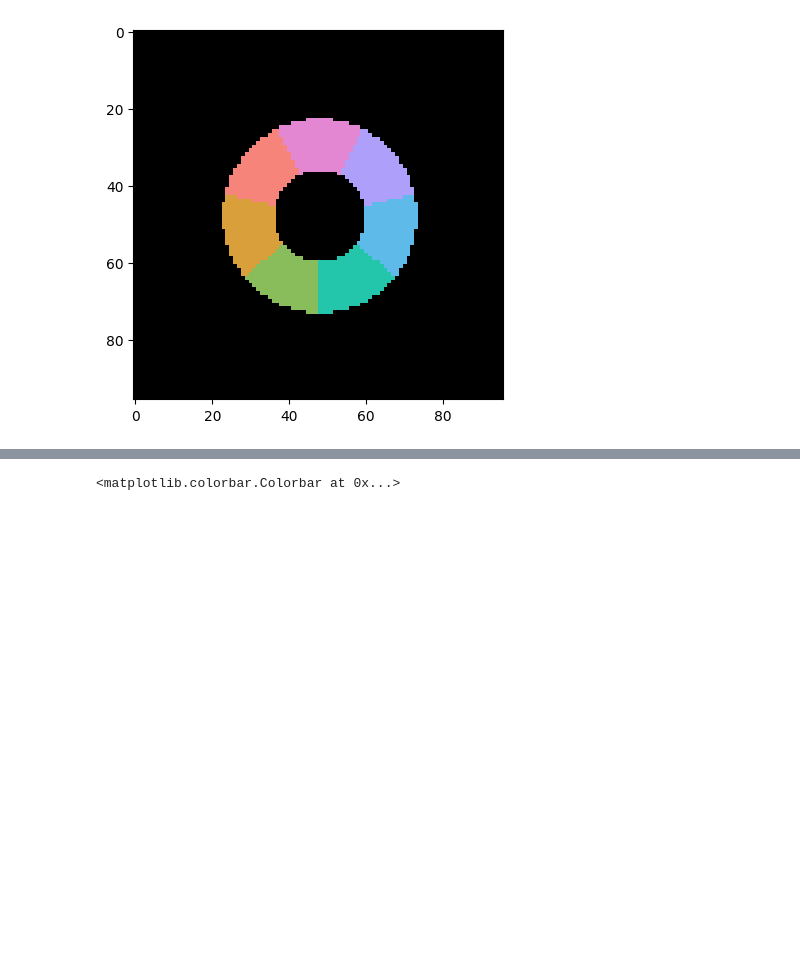
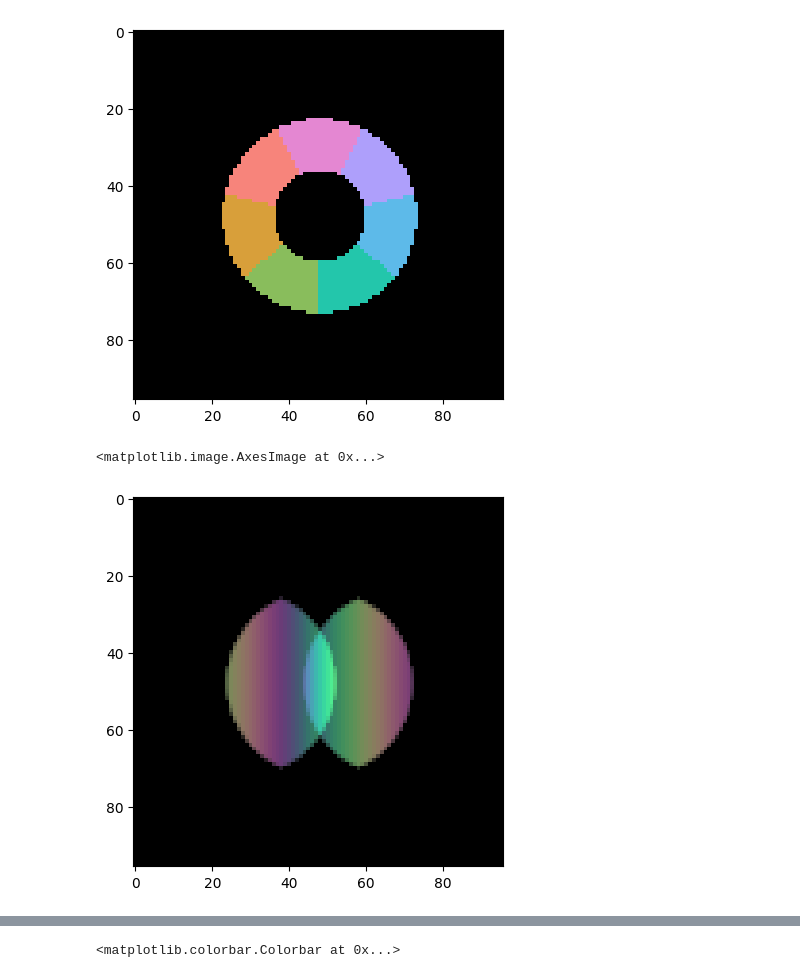
Before and after one commit to msa-em/stem-transfer-of-information, a Jupyter notebook: notebooks/icom-ssnr.ipynb, the cells around one changed output, grey strips where cells are left out. Cells and saved outputs as stored; diff of their text form; code cells hidden in the pictures; blank space fills up the shorter version.

```diff
--- a/notebooks/icom-ssnr.ipynb
+++ b/notebooks/icom-ssnr.ipynb
@@ -440,3 +440,39 @@ shift_op = np.exp(
 )
 
 shifted_stack = np.fft.ifft2(Gs*shift_op).real.mean(0)
+# %%
+def return_aperture_overlap(
+    complex_probe,
+    ind_x,
+    ind_y,
+):
+    """ """
+
+    shifted_probe_plus = np.roll(complex_probe,(-ind_x,-ind_y),axis=(0,1))
+    shifted_probe_minus = np.roll(complex_probe,(ind_x,ind_y),axis=(0,1))
+
+    gamma = complex_probe.conj() * shifted_probe_minus - complex_probe * shifted_probe_plus.conj()
+
+    return gamma
+# %%
+large_gamma = np.empty((n,n,n,n),np.complex128)
+for ind_x in range(n):
+    for ind_y in range(n):
+        large_gamma[ind_x,ind_y] = return_aperture_overlap(
+            probe,
+            ind_x,
+            ind_y
+        )
+# %%
+plt.imshow(
+    np.fft.fftshift(
+        ctf.complex_to_rgb(
+            large_gamma[0,76],
+            vmin=0,
+            vmax=1,
+        ),
+    ),
+)
+# %% [output]
+<matplotlib.image.AxesImage at 0x...>
+[figure, added]
```
Also changed, not shown: parts of 10 cells of this notebook.
